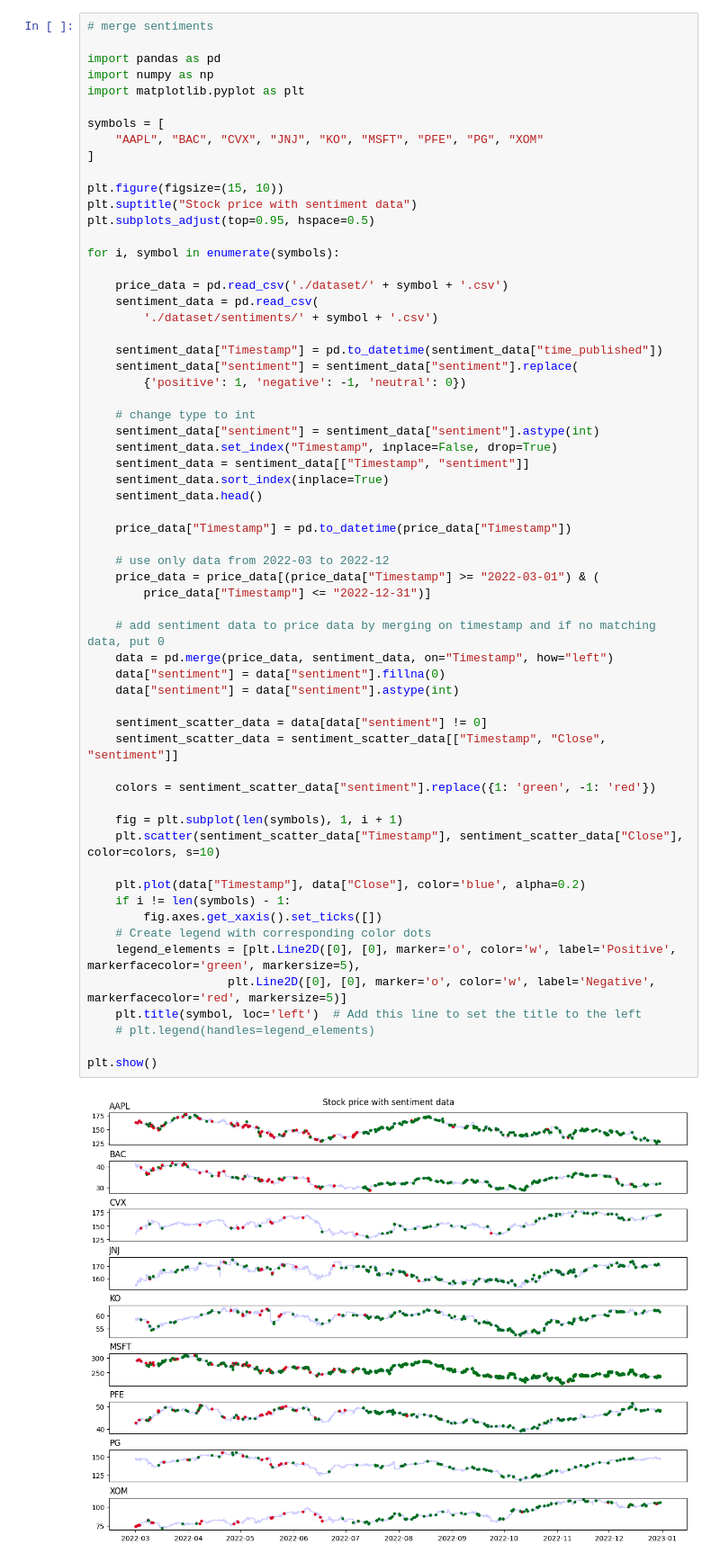
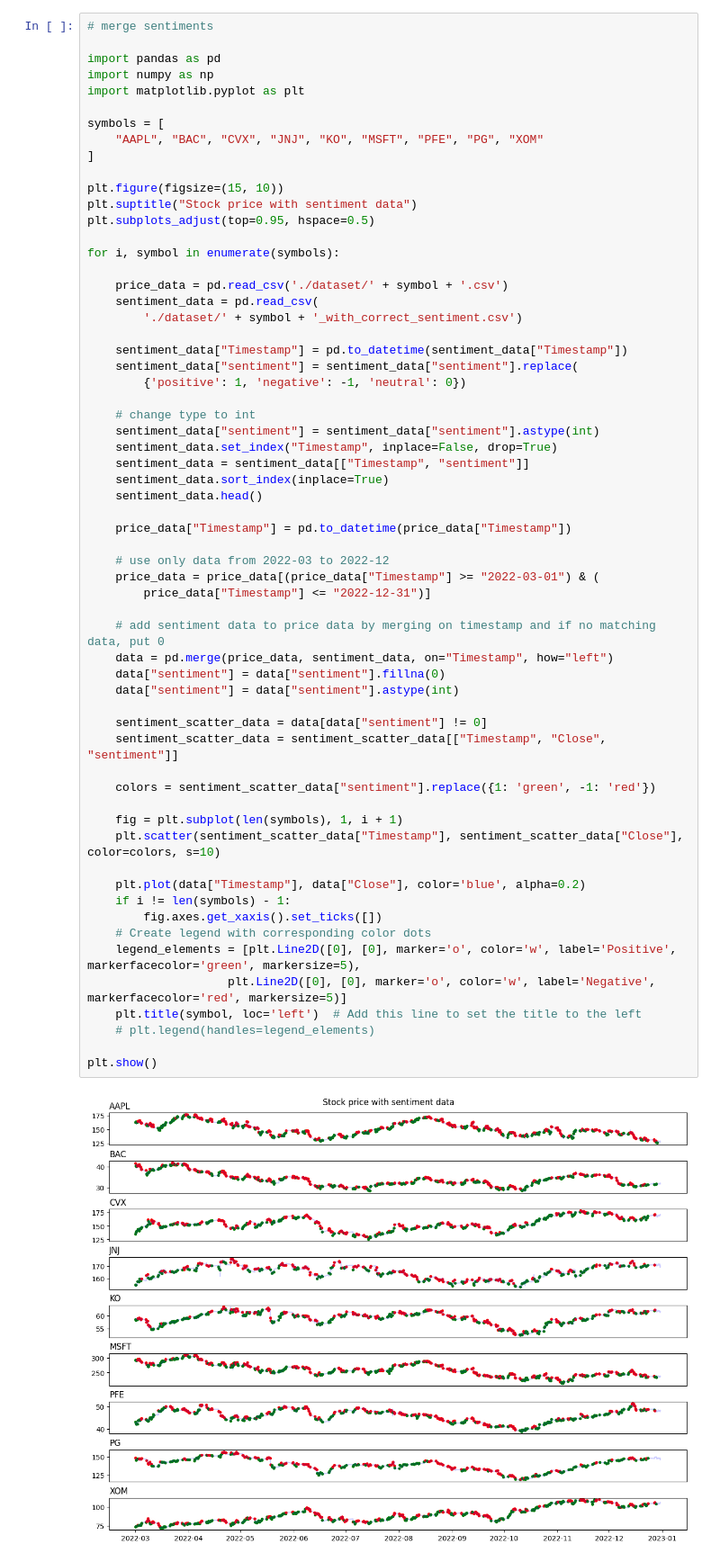
Before and after one commit to clo3olb/trader_ai, a Jupyter notebook: predictor/sentiment_analysis.ipynb, the cells around one changed output. Shown at 90% size. Drawn from its saved outputs; the diff is of its cells as text.

```diff
--- a/predictor/sentiment_analysis.ipynb
+++ b/predictor/sentiment_analysis.ipynb
@@ -17,9 +17,9 @@ for i, symbol in enumerate(symbols):
 
     price_data = pd.read_csv('./dataset/' + symbol + '.csv')
     sentiment_data = pd.read_csv(
-        './dataset/sentiments/' + symbol + '.csv')
+        './dataset/' + symbol + '_with_correct_sentiment.csv')
 
-    sentiment_data["Timestamp"] = pd.to_datetime(sentiment_data["time_published"])
+    sentiment_data["Timestamp"] = pd.to_datetime(sentiment_data["Timestamp"])
     sentiment_data["sentiment"] = sentiment_data["sentiment"].replace(
         {'positive': 1, 'negative': -1, 'neutral': 0})
 
@@ -33,34 +33,34 @@ for i, symbol in enumerate(symbols):
     price_data["Timestamp"] = pd.to_datetime(price_data["Timestamp"])
 
     # use only data from 2022-03 to 2022-12
     price_data = price_data[(price_data["Timestamp"] >= "2022-03-01") & (
         price_data["Timestamp"] <= "2022-12-31")]
 
     # add sentiment data to price data by merging on timestamp and if no matching data, put 0
     data = pd.merge(price_data, sentiment_data, on="Timestamp", how="left")
     data["sentiment"] = data["sentiment"].fillna(0)
     data["sentiment"] = data["sentiment"].astype(int)
 
     sentiment_scatter_data = data[data["sentiment"] != 0]
     sentiment_scatter_data = sentiment_scatter_data[["Timestamp", "Close", "sentiment"]]
 
     colors = sentiment_scatter_data["sentiment"].replace({1: 'green', -1: 'red'})
 
     fig = plt.subplot(len(symbols), 1, i + 1)
     plt.scatter(sentiment_scatter_data["Timestamp"], sentiment_scatter_data["Close"], color=colors, s=10)
 
     plt.plot(data["Timestamp"], data["Close"], color='blue', alpha=0.2)
     if i != len(symbols) - 1:
         fig.axes.get_xaxis().set_ticks([])
     # Create legend with corresponding color dots
     legend_elements = [plt.Line2D([0], [0], marker='o', color='w', label='Positive', markerfacecolor='green', markersize=5),
                     plt.Line2D([0], [0], marker='o', color='w', label='Negative', markerfacecolor='red', markersize=5)]
     plt.title(symbol, loc='left')  # Add this line to set the title to the left
     # plt.legend(handles=legend_elements)
 
 plt.show()
 # %% [output]
-[figure, old version]
+[figure, new version]
 # %%
 import pandas as pd
 import numpy as np
```
Also changed, not shown: parts of 2 cells of this notebook, 3 other files.
